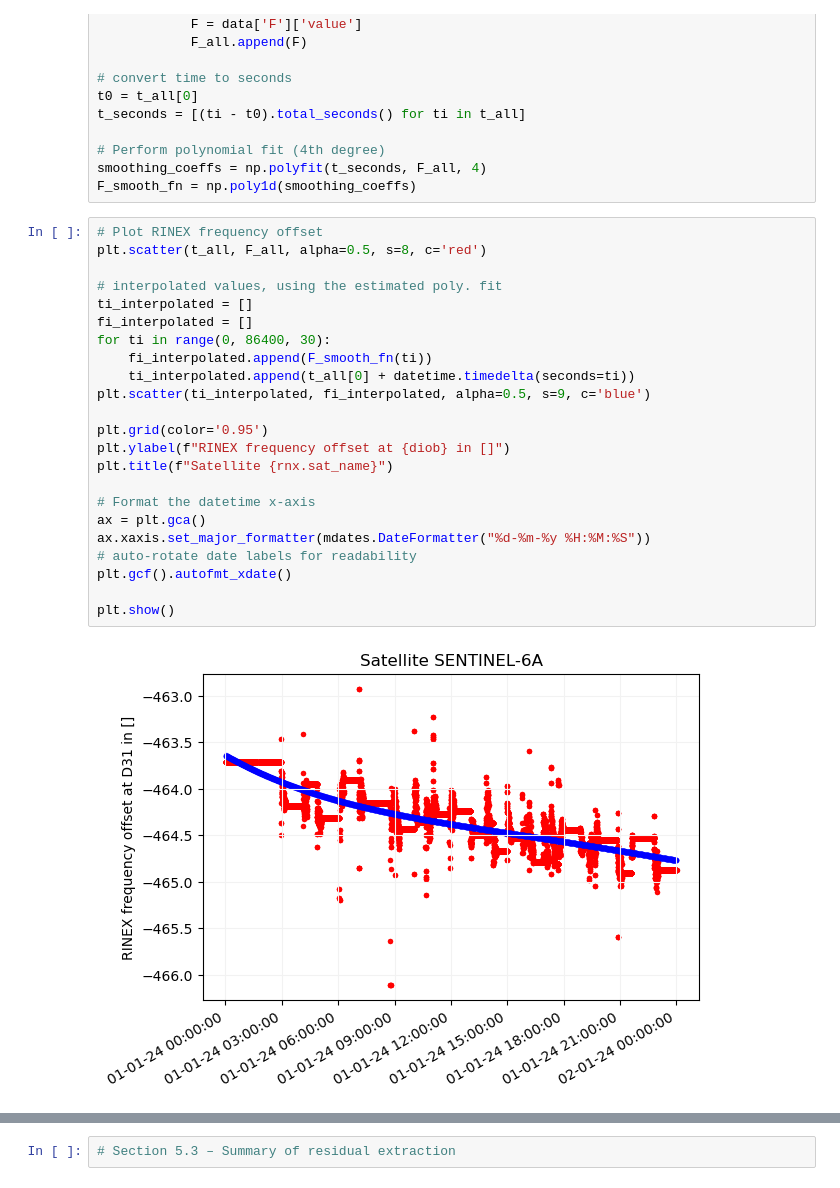
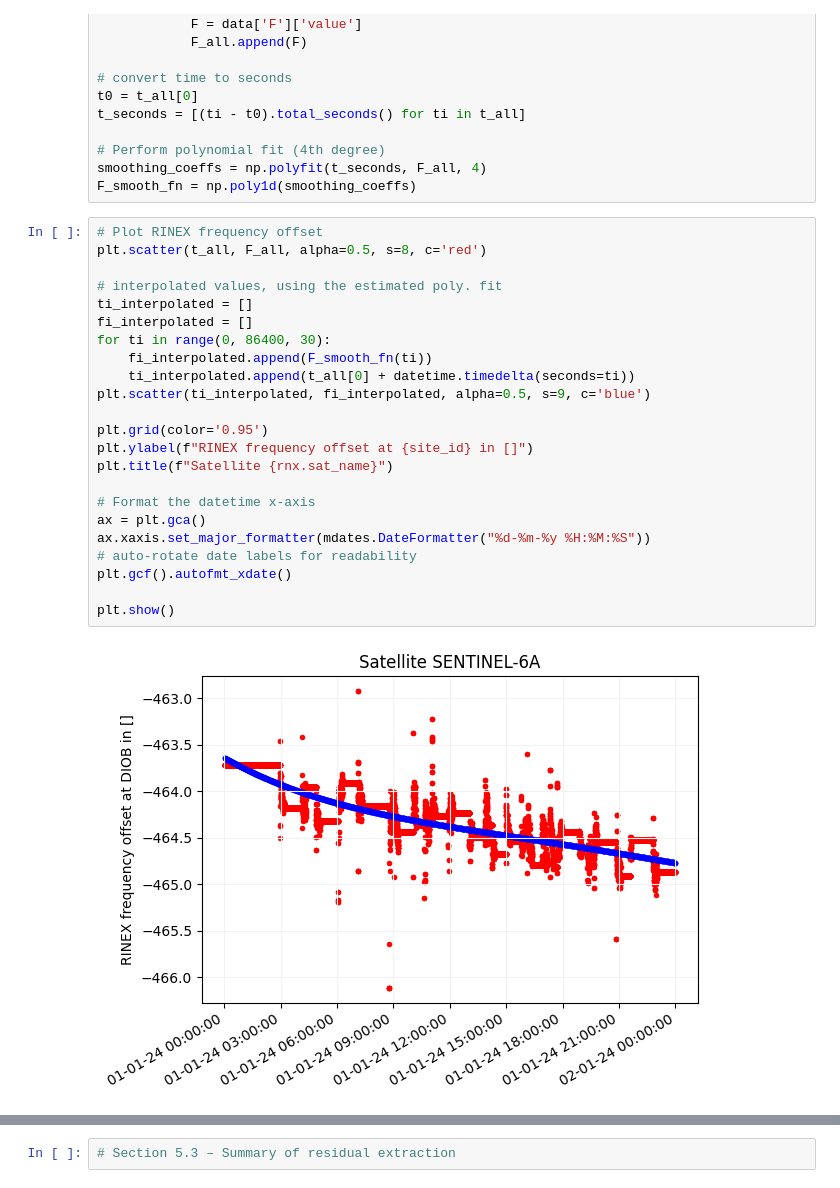
Before and after one commit to DSOlab/AcademicSoftware, a Jupyter notebook: JupiterLab/doris/doris_final_ftest1.ipynb, the cells around one changed output, grey strips where cells are left out. Drawn from its saved outputs; the diff is of its cells as text.

```diff
--- a/JupiterLab/doris/doris_final_ftest1.ipynb
+++ b/JupiterLab/doris/doris_final_ftest1.ipynb
@@ -128,28 +138,28 @@ F_smooth_fn = np.poly1d(smoothing_coeffs)
 # %%
 # Plot RINEX frequency offset
 plt.scatter(t_all, F_all, alpha=0.5, s=8, c='red')
 
 # interpolated values, using the estimated poly. fit
 ti_interpolated = []
 fi_interpolated = []
 for ti in range(0, 86400, 30):
     fi_interpolated.append(F_smooth_fn(ti))
     ti_interpolated.append(t_all[0] + datetime.timedelta(seconds=ti))
 plt.scatter(ti_interpolated, fi_interpolated, alpha=0.5, s=9, c='blue')
 
 plt.grid(color='0.95')
-plt.ylabel(f"RINEX frequency offset at {diob} in []")
+plt.ylabel(f"RINEX frequency offset at {site_id} in []")
 plt.title(f"Satellite {rnx.sat_name}")
 
 # Format the datetime x-axis
 ax = plt.gca()
 ax.xaxis.set_major_formatter(mdates.DateFormatter("%d-%m-%y %H:%M:%S"))
 # auto-rotate date labels for readability
 plt.gcf().autofmt_xdate()
 
 plt.show()
 # %% [output]
-[figure, old version]
+[figure, new version]
 # %%
 # Section 5.1 – Initialize storage and previous state variables for preprocessing
 
```
Also changed, not shown: parts of 6 cells of this notebook, 4 other files.
